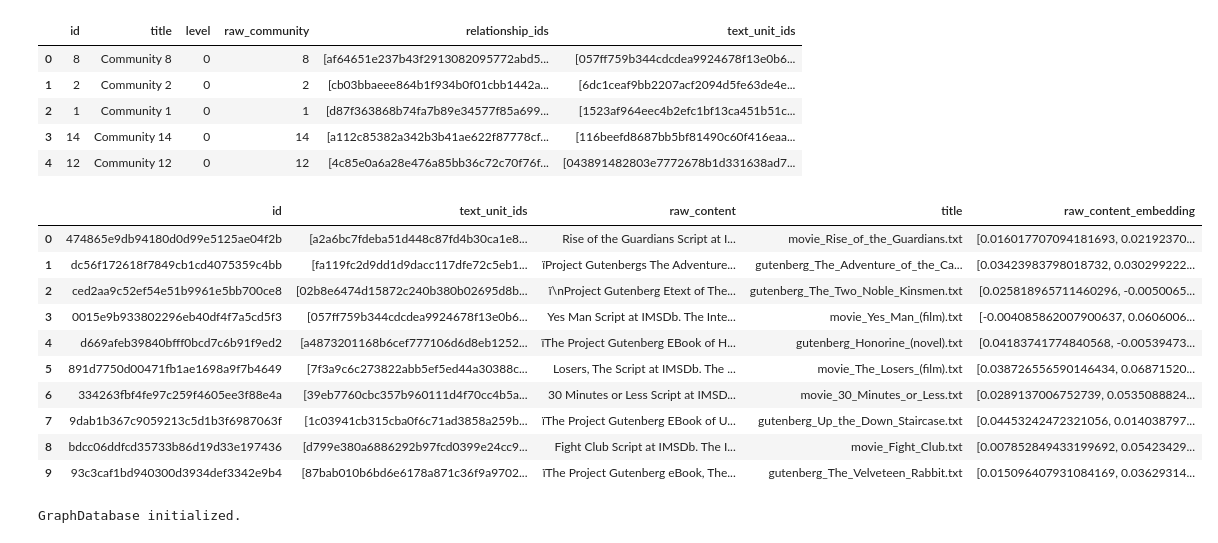
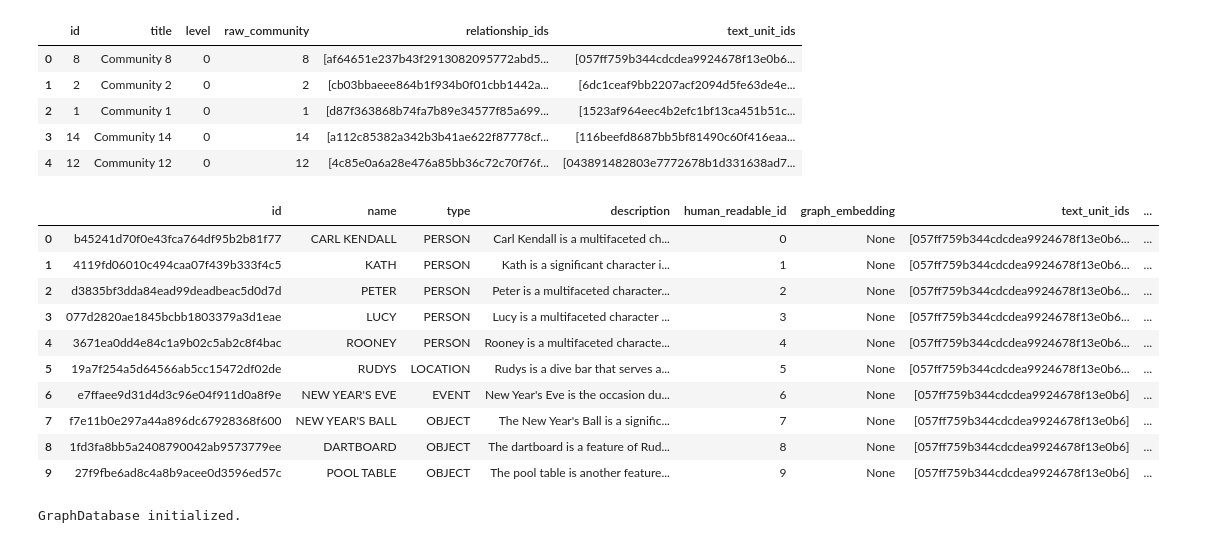
Before and after one commit to yarikama/Agentic-Advanced-RAG, a Jupyter notebook: src/test_neo4j.ipynb, the cells around one changed output. Drawn from its saved outputs; the diff is of its cells as text; code cells hidden in the pictures.

```diff
--- a/src/test_neo4j.ipynb
+++ b/src/test_neo4j.ipynb
@@ -12,20 +12,20 @@ doc_df.head(5)
 | 3 | 14 | Community 14 | 0 | 14 | [a112c85382a342b3b41ae622f87778cf... | [116beefd8687bb5bf81490c60f416eaa... |
 | 4 | 12 | Community 12 | 0 | 12 | [4c85e0a6a28e476a85bb36c72c70f76f... | [043891482803e7772678b1d331638ad7... |
 # %%
-text_df = pd.read_parquet(f"{Graph_rag_artifacts}/create_final_documents.parquet")
+text_df = pd.read_parquet(f"{Graph_rag_artifacts}/create_final_entities.parquet")
 text_df.head(10)
 # %% [output]
-|  | id | text_unit_ids | raw_content | title | raw_content_embedding |
-| 0 | 474865e9db94180d0d99e5125ae04f2b | [a2a6bc7fdeba51d448c87fd4b30ca1e8... | Rise of the Guardians Script at I... | movie_Rise_of_the_Guardians.txt | [0.016017707094181693, 0.02192370... |
-| 1 | dc56f172618f7849cb1cd4075359c4bb | [fa119fc2d9dd1d9dacc117dfe72c5eb1... | ïProject Gutenbergs The Adventure... | gutenberg_The_Adventure_of_the_Ca... | [0.03423983798018732, 0.030299222... |
-| 2 | ced2aa9c52ef54e51b9961e5bb700ce8 | [02b8e6474d15872c240b380b02695d8b... | ï\nProject Gutenberg Etext of The... | gutenberg_The_Two_Noble_Kinsmen.txt | [0.025818965711460296, -0.0050065... |
-| 3 | 0015e9b933802296eb40df4f7a5cd5f3 | [057ff759b344cdcdea9924678f13e0b6... | Yes Man Script at IMSDb. The Inte... | movie_Yes_Man_(film).txt | [-0.004085862007900637, 0.0606006... |
-| 4 | d669afeb39840bfff0bcd7c6b91f9ed2 | [a4873201168b6cef777106d6d8eb1252... | ïThe Project Gutenberg EBook of H... | gutenberg_Honorine_(novel).txt | [0.04183741774840568, -0.00539473... |
-| 5 | 891d7750d00471fb1ae1698a9f7b4649 | [7f3a9c6c273822abb5ef5ed44a30388c... | Losers, The Script at IMSDb. The ... | movie_The_Losers_(film).txt | [0.038726556590146434, 0.06871520... |
-| 6 | 334263fbf4fe97c259f4605ee3f88e4a | [39eb7760cbc357b960111d4f70cc4b5a... | 30 Minutes or Less Script at IMSD... | movie_30_Minutes_or_Less.txt | [0.0289137006752739, 0.0535088824... |
-| 7 | 9dab1b367c9059213c5d1b3f6987063f | [1c03941cb315cba0f6c71ad3858a259b... | ïThe Project Gutenberg EBook of U... | gutenberg_Up_the_Down_Staircase.txt | [0.04453242472321056, 0.014038797... |
-| 8 | bdcc06ddfcd35733b86d19d33e197436 | [d799e380a6886292b97fcd0399e24cc9... | Fight Club Script at IMSDb. The I... | movie_Fight_Club.txt | [0.007852849433199692, 0.05423429... |
-| 9 | 93c3caf1bd940300d3934def3342e9b4 | [87bab010b6bd6e6178a871c36f9a9702... | ïThe Project Gutenberg eBook, The... | gutenberg_The_Velveteen_Rabbit.txt | [0.015096407931084169, 0.03629314... |
+|  | id | name | type | description | human_readable_id | graph_embedding | text_unit_ids | ... |
+| 0 | b45241d70f0e43fca764df95b2b81f77 | CARL KENDALL | PERSON | Carl Kendall is a multifaceted ch... | 0 | None | [057ff759b344cdcdea9924678f13e0b6... | ... |
+| 1 | 4119fd06010c494caa07f439b333f4c5 | KATH | PERSON | Kath is a significant character i... | 1 | None | [057ff759b344cdcdea9924678f13e0b6... | ... |
+| 2 | d3835bf3dda84ead99deadbeac5d0d7d | PETER | PERSON | Peter is a multifaceted character... | 2 | None | [057ff759b344cdcdea9924678f13e0b6... | ... |
+| 3 | 077d2820ae1845bcbb1803379a3d1eae | LUCY | PERSON | Lucy is a multifaceted character ... | 3 | None | [057ff759b344cdcdea9924678f13e0b6... | ... |
+| 4 | 3671ea0dd4e84c1a9b02c5ab2c8f4bac | ROONEY | PERSON | Rooney is a multifaceted characte... | 4 | None | [057ff759b344cdcdea9924678f13e0b6... | ... |
+| 5 | 19a7f254a5d64566ab5cc15472df02de | RUDYS | LOCATION | Rudys is a dive bar that serves a... | 5 | None | [057ff759b344cdcdea9924678f13e0b6... | ... |
+| 6 | e7ffaee9d31d4d3c96e04f911d0a8f9e | NEW YEAR'S EVE | EVENT | New Year's Eve is the occasion du... | 6 | None | [057ff759b344cdcdea9924678f13e0b6] | ... |
+| 7 | f7e11b0e297a44a896dc67928368f600 | NEW YEAR'S BALL | OBJECT | The New Year's Ball is a signific... | 7 | None | [057ff759b344cdcdea9924678f13e0b6] | ... |
+| 8 | 1fd3fa8bb5a2408790042ab9573779ee | DARTBOARD | OBJECT | The dartboard is a feature of Rud... | 8 | None | [057ff759b344cdcdea9924678f13e0b6] | ... |
+| 9 | 27f9fbe6ad8c4a8b9acee0d3596ed57c | POOL TABLE | OBJECT | The pool table is another feature... | 9 | None | [057ff759b344cdcdea9924678f13e0b6] | ... |
 # %%
 from Utils.knowledge_graph_database import KnowledgeGraphDatabase
 KG = KnowledgeGraphDatabase()
```
Also changed, not shown: 26 other files.
